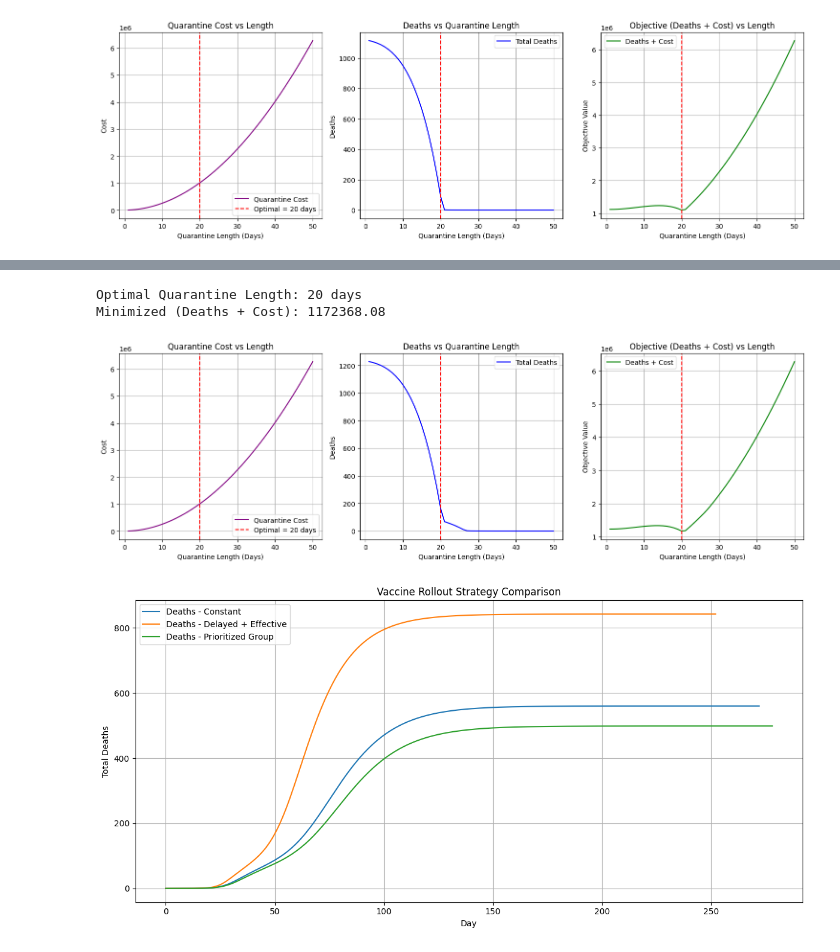
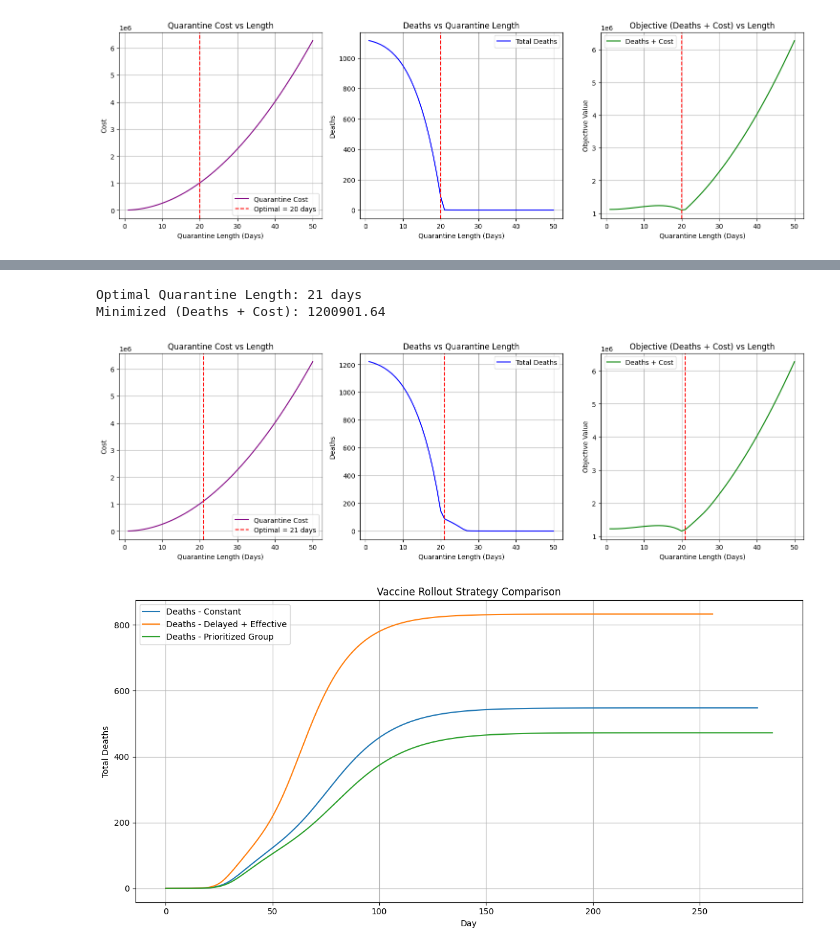
Before and after one commit to rwalsh7231/543T-Final-Project, a Jupyter notebook: Disease Analysis.ipynb, the cells around one changed output, grey strips where cells are left out. Drawn from its saved outputs; the diff is of its cells as text; code cells hidden in the pictures.

```diff
--- a/Disease Analysis.ipynb
+++ b/Disease Analysis.ipynb
@@ -319,16 +368,16 @@ def simulate_with_vaccine(pops, rollout_plan=None):
 
 # ALT VERSIONS, based on population portions
 def constant_rollout(day, pop):
-    return (pop.S / 100), 0.95  # 1% people per day, 95% effective
+    return (pop.S / 100), 0.85  # 1% people per day, 95% effective
 
 def delayed_high_efficacy(day, pop):
     if day < 20:
         return 0, 0  # wait for better vaccines
-    return (pop.S / 100), 0.98
+    return (pop.S / 100), 0.95
 
 def priority_group_first(day, pop):
     group_size = 0.1 * pop.N
     vaccinated_so_far = pop.R + pop.D  # Approximate
     if vaccinated_so_far < group_size:
-        return ((pop.S * 1.5) / 100), 0.9  # faster early rollout
-    return (pop.S / 100), 0.95  # normal pace after
+        return ((pop.S * 1.5) / 100), 0.75  # faster early rollout
+    return (pop.S / 100), 0.85  # normal pace after
@@ -514,7 +561,7 @@ plt.show()
 # pop1 = DiseaseAnalysis.Population(100000, 0.32, 0.07, 0.0008, 0.0009, True, 0, 0)
 # pop2 = DiseaseAnalysis.Population(10000, 0.5, 0.07, 0.0008, 0.0009, True, 0, 0)
 
-popVals = [[100000, 0.32, 0.07, 0.0008, 0.0009, True, 0, 0], [10000, 0.5, 0.07, 0.0008, 0.0009, True, 0, 0]]
+popVals = [[100000, 0.32, 0.07, 0.0008, 0.1, True, 0, 0], [10000, 0.5, 0.07, 0.0008, 0.1, True, 0, 0]]
 
 result = minimize_scalar(
     total_deaths_plus_cost,
@@ -537,8 +584,8 @@ deaths = []
 total_objective = []
 
 for l in lengths:
-    pop1 = DiseaseAnalysis.Population(100000, 0.32, 0.07, 0.0008, 0.0009, True, 0, l)
-    pop2 = DiseaseAnalysis.Population(10000, 0.5, 0.07, 0.0008, 0.0009, True, 0, l)
+    pop1 = DiseaseAnalysis.Population(100000, 0.32, 0.07, 0.0008, 0.1, True, 0, l)
+    pop2 = DiseaseAnalysis.Population(10000, 0.5, 0.07, 0.0008, 0.1, True, 0, l)
     while pop1.I + pop2.I > 0.1:
         pop1.SIRD()
         pop2.SIRD()
@@ -586,36 +633,36 @@ plt.legend()
 plt.tight_layout()
 plt.show()
 # %% [output]
-Optimal Quarantine Length: 20 days
-Minimized (Deaths + Cost): 1172368.08
+Optimal Quarantine Length: 21 days
+Minimized (Deaths + Cost): 1200901.64
-[figure, old version]
+[figure, new version]
 # %%
 # Create population
-pop1 = DiseaseAnalysis.Population(100000, 0.32, 0.07, 0.0008, 0.0009, True, 0, 0)
-pop2 = DiseaseAnalysis.Population(10000, 0.5, 0.07, 0.0008, 0.0009, True, 0, 0)
+pop1 = DiseaseAnalysis.Population(100000, 0.32, 0.07, 0.0008, 0.1, True, 0, 0)
+pop2 = DiseaseAnalysis.Population(10000, 0.5, 0.07, 0.0008, 0.1, True, 0, 0)
 
-pop3 = DiseaseAnalysis.Population(100000, 0.32, 0.07, 0.0008, 0.0009, True, 0, 0)
-pop4 = DiseaseAnalysis.Population(10000, 0.5, 0.07, 0.0008, 0.0009, True, 0, 0)
+pop3 = DiseaseAnalysis.Population(100000, 0.32, 0.07, 0.0008, 0.1, True, 0, 0)
+pop4 = DiseaseAnalysis.Population(10000, 0.5, 0.07, 0.0008, 0.1, True, 0, 0)
 
-pop5 = DiseaseAnalysis.Population(100000, 0.32, 0.07, 0.0008, 0.0009, True, 0, 0)
-pop6 = DiseaseAnalysis.Population(10000, 0.5, 0.07, 0.0008, 0.0009, True, 0, 0)
+pop5 = DiseaseAnalysis.Population(100000, 0.32, 0.07, 0.0008, 0.1, True, 0, 0)
+pop6 = DiseaseAnalysis.Population(10000, 0.5, 0.07, 0.0008, 0.1, True, 0, 0)
 
 # Simulate
 S1, I1, R1, D1 = simulate_with_vaccine([pop1, pop2], rollout_plan=constant_rollout)
 S2, I2, R2, D2 = simulate_with_vaccine([pop3, pop4], rollout_plan=delayed_high_efficacy)
 S3, I3, R3, D3 = simulate_with_vaccine([pop5, pop6], rollout_plan=priority_group_first)
 
 # Plot
 plt.figure(figsize=(12, 6))
 plt.plot(D1, label="Deaths - Constant")
 plt.plot(D2, label="Deaths - Delayed + Effective")
 plt.plot(D3, label="Deaths - Prioritized Group")
 plt.title("Vaccine Rollout Strategy Comparison")
 plt.xlabel("Day")
 plt.ylabel("Total Deaths")
 plt.legend()
 plt.grid(True)
 plt.tight_layout()
 plt.show()
 # %% [output]
-[figure, old version]
+[figure, new version]
```
Also changed, not shown: parts of 36 cells of this notebook, 1 other file.
